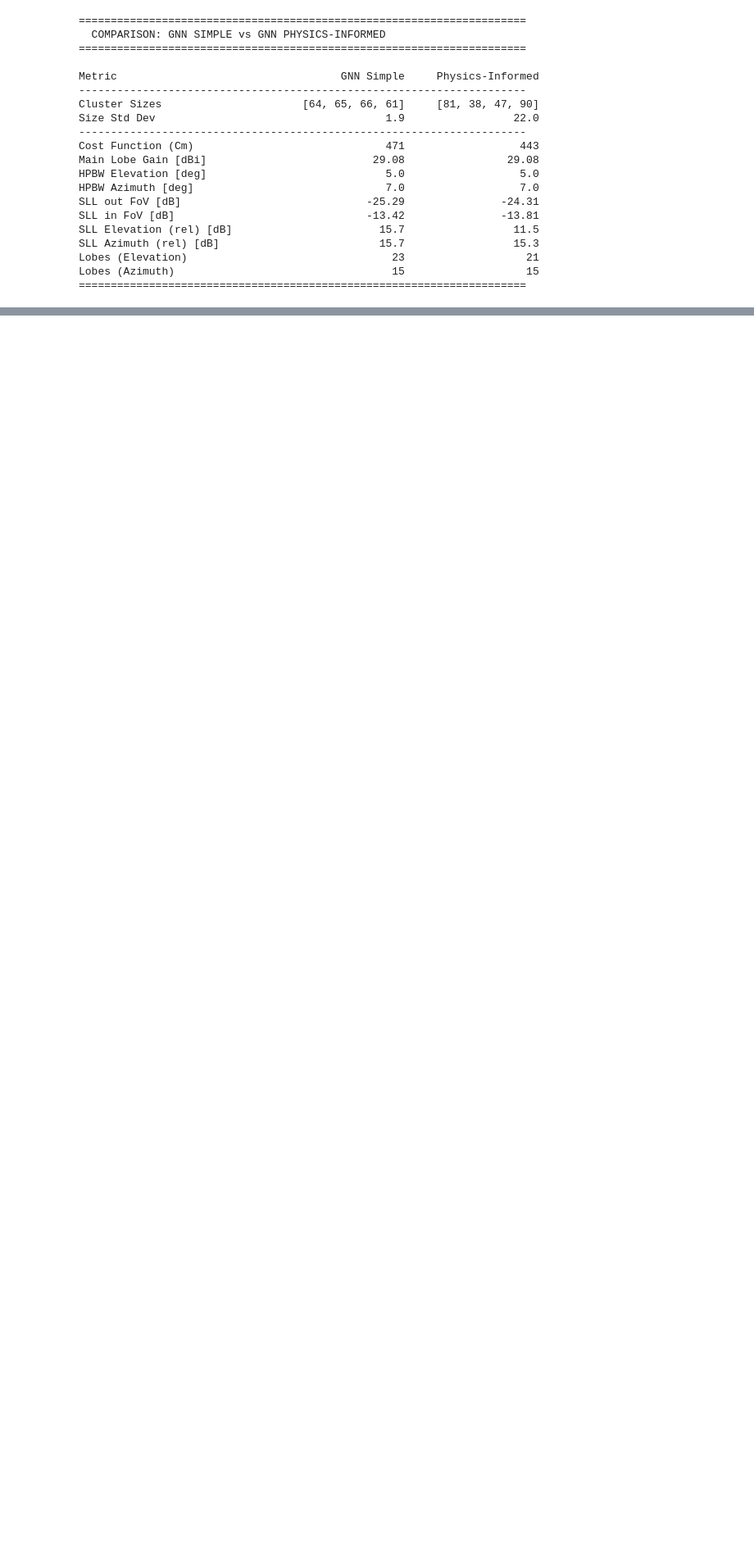
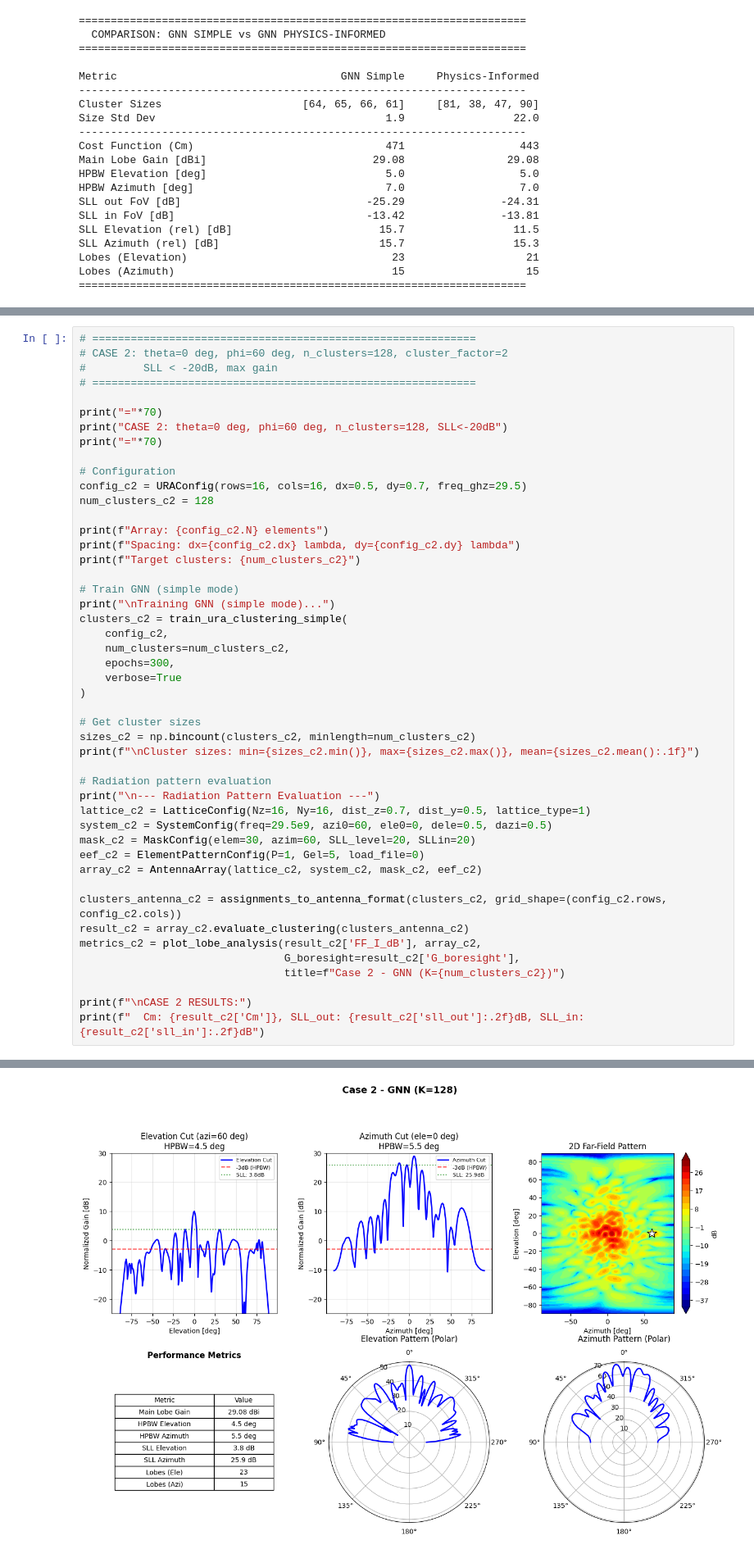
Before and after one commit to mindPazi/antenna-clustering, a Jupyter notebook: irregular/gnn/gnn.ipynb, the cells around one changed output, grey strips where cells are left out. Shown at 82% size. Saved outputs shown, nothing was run; the diff lists cells and outputs as text; blank space fills up the shorter version.

```diff
--- a/irregular/gnn/gnn.ipynb
+++ b/irregular/gnn/gnn.ipynb
@@ -373,0 +595,48 @@ Lobes (Azimuth)                                  15                   15
+# %%
+# ============================================================
+# CASE 2: theta=0 deg, phi=60 deg, n_clusters=128, cluster_factor=2
+#         SLL < -20dB, max gain
+# ============================================================
+
+print("="*70)
+print("CASE 2: theta=0 deg, phi=60 deg, n_clusters=128, SLL<-20dB")
+print("="*70)
+
+# Configuration
+config_c2 = URAConfig(rows=16, cols=16, dx=0.5, dy=0.7, freq_ghz=29.5)
+num_clusters_c2 = 128
+
+print(f"Array: {config_c2.N} elements")
+print(f"Spacing: dx={config_c2.dx} lambda, dy={config_c2.dy} lambda")
+print(f"Target clusters: {num_clusters_c2}")
+
+# Train GNN (simple mode)
+print("\nTraining GNN (simple mode)...")
+clusters_c2 = train_ura_clustering_simple(
+    config_c2,
+    num_clusters=num_clusters_c2,
+    epochs=300,
+    verbose=True
+)
+
+# Get cluster sizes
+sizes_c2 = np.bincount(clusters_c2, minlength=num_clusters_c2)
+print(f"\nCluster sizes: min={sizes_c2.min()}, max={sizes_c2.max()}, mean={sizes_c2.mean():.1f}")
+
+# Radiation pattern evaluation
+print("\n--- Radiation Pattern Evaluation ---")
+lattice_c2 = LatticeConfig(Nz=16, Ny=16, dist_z=0.7, dist_y=0.5, lattice_type=1)
+system_c2 = SystemConfig(freq=29.5e9, azi0=60, ele0=0, dele=0.5, dazi=0.5)
+mask_c2 = MaskConfig(elem=30, azim=60, SLL_level=20, SLLin=20)
+eef_c2 = ElementPatternConfig(P=1, Gel=5, load_file=0)
+array_c2 = AntennaArray(lattice_c2, system_c2, mask_c2, eef_c2)
+
+clusters_antenna_c2 = assignments_to_antenna_format(clusters_c2, grid_shape=(config_c2.rows, config_c2.cols))
+result_c2 = array_c2.evaluate_clustering(clusters_antenna_c2)
+metrics_c2 = plot_lobe_analysis(result_c2['FF_I_dB'], array_c2,
+                                G_boresight=result_c2['G_boresight'],
+                                title=f"Case 2 - GNN (K={num_clusters_c2})")
+
+print(f"\nCASE 2 RESULTS:")
+print(f"  Cm: {result_c2['Cm']}, SLL_out: {result_c2['sll_out']:.2f}dB, SLL_in: {result_c2['sll_in']:.2f}dB")
+# %% [output]
@@ -373,0 +658 @@ Lobes (Azimuth)                                  15                   15
+[figure, added]
```
Also changed, not shown: parts of 13 cells of this notebook, 6 other files.
